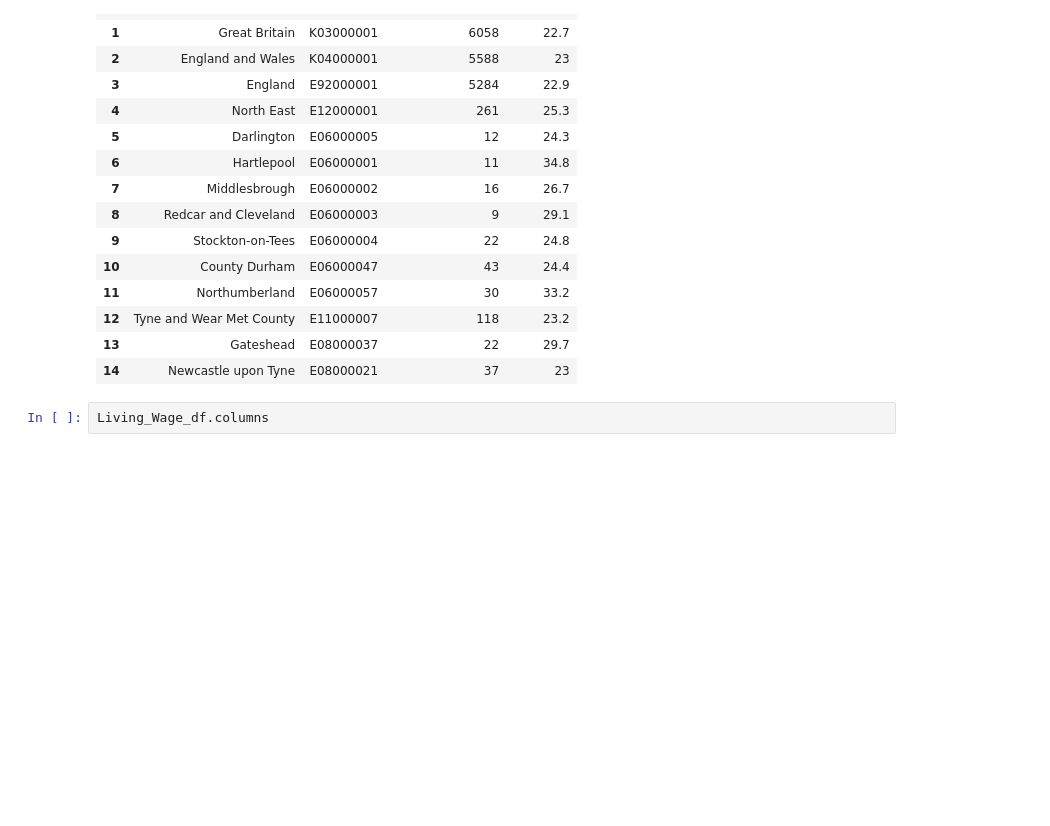
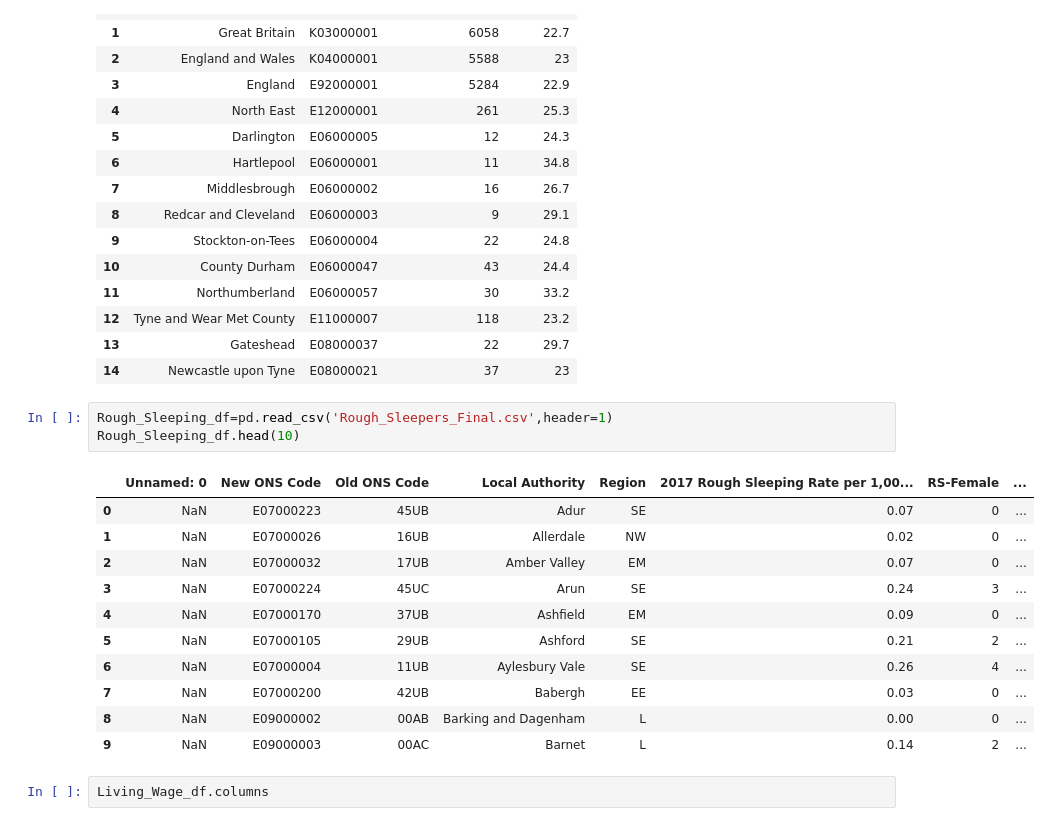
Before and after one commit to beatless13/world-dom-begins, a Jupyter notebook: Working Files-Copy2.ipynb, the cells around one changed output. Cells and saved outputs as stored; diff of their text form; blank space fills up the shorter version.

```diff
--- a/Working Files-Copy2.ipynb
+++ b/Working Files-Copy2.ipynb
@@ -113,6 +120,21 @@ Living_Wage_df.head(15)
 | 12 | Tyne and Wear Met County | E11000007 | 118 | 23.2 |
 | 13 | Gateshead | E08000037 | 22 | 29.7 |
 | 14 | Newcastle upon Tyne | E08000021 | 37 | 23 |
+# %%
+Rough_Sleeping_df=pd.read_csv('Rough_Sleepers_Final.csv',header=1)
+Rough_Sleeping_df.head(10)
+# %% [output]
+|  | Unnamed: 0 | New ONS Code | Old ONS Code | Local Authority | Region | 2017 Rough Sleeping Rate per 1,00... | RS-Female | ... |
+| 0 | NaN | E07000223 | 45UB | Adur | SE | 0.07 | 0 | ... |
+| 1 | NaN | E07000026 | 16UB | Allerdale | NW | 0.02 | 0 | ... |
+| 2 | NaN | E07000032 | 17UB | Amber Valley | EM | 0.07 | 0 | ... |
+| 3 | NaN | E07000224 | 45UC | Arun | SE | 0.24 | 3 | ... |
+| 4 | NaN | E07000170 | 37UB | Ashfield | EM | 0.09 | 0 | ... |
+| 5 | NaN | E07000105 | 29UB | Ashford | SE | 0.21 | 2 | ... |
+| 6 | NaN | E07000004 | 11UB | Aylesbury Vale | SE | 0.26 | 4 | ... |
+| 7 | NaN | E07000200 | 42UB | Babergh | EE | 0.03 | 0 | ... |
+| 8 | NaN | E09000002 | 00AB | Barking and Dagenham | L | 0.00 | 0 | ... |
+| 9 | NaN | E09000003 | 00AC | Barnet | L | 0.14 | 2 | ... |
 # %%
 Living_Wage_df.columns
 # %% [output]
```
Also changed, not shown: parts of 12 cells of this notebook, 7 other files.
